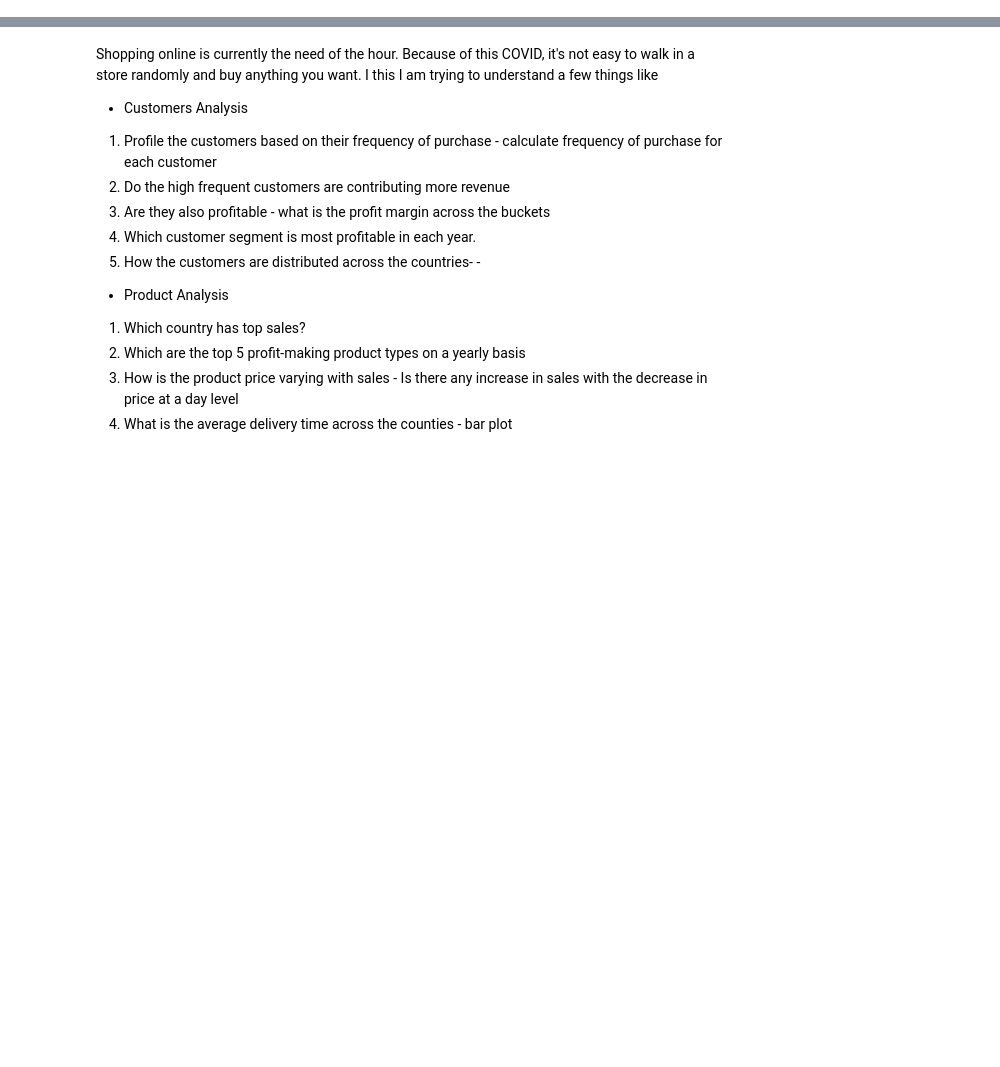
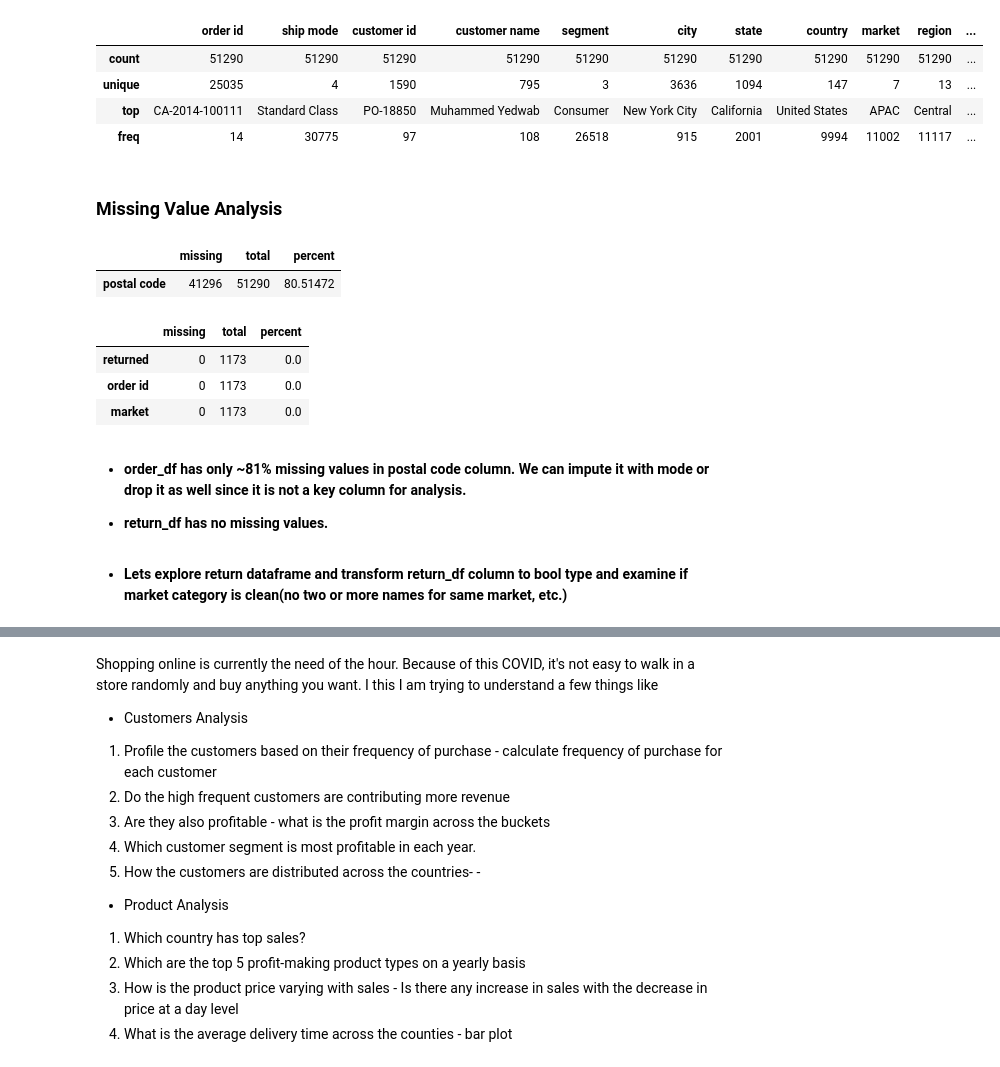
Before and after one commit to annugit1655/Global-Superstore-Project, a Jupyter notebook: notebooks/order-return-customer-product-analysis.ipynb, the cells around one changed output, grey strips where cells are left out. Cells and saved outputs as stored; diff of their text form; code cells hidden in the pictures; blank space fills up the shorter version.

```diff
--- a/notebooks/order-return-customer-product-analysis.ipynb
+++ b/notebooks/order-return-customer-product-analysis.ipynb
@@ -0,0 +250,29 @@
+# %%
+order_df.describe(include='object')
+# %% [output]
+|  | order id | ship mode | customer id | customer name | segment | city | state | country | market | region | ... |
+| count | 51290 | 51290 | 51290 | 51290 | 51290 | 51290 | 51290 | 51290 | 51290 | 51290 | ... |
+| unique | 25035 | 4 | 1590 | 795 | 3 | 3636 | 1094 | 147 | 7 | 13 | ... |
+| top | CA-2014-100111 | Standard Class | PO-18850 | Muhammed Yedwab | Consumer | New York City | California | United States | APAC | Central | ... |
+| freq | 14 | 30775 | 97 | 108 | 26518 | 915 | 2001 | 9994 | 11002 | 11117 | ... |
+# %% [markdown]
+### **Missing Value Analysis**
+# %%
+missing_df = order_df.stb.missing()
+missing_df[missing_df['missing']!=0]
+# %% [output]
+|  | missing | total | percent |
+| postal code | 41296 | 51290 | 80.51472 |
+# %%
+return_df.stb.missing()
+# %% [output]
+|  | missing | total | percent |
+| returned | 0 | 1173 | 0.0 |
+| order id | 0 | 1173 | 0.0 |
+| market | 0 | 1173 | 0.0 |
+# %% [markdown]
+- **order_df has only ~81% missing values in postal code column. We can impute it with mode or drop it as well since it is not a key column for analysis.**
+
+- **return_df has no missing values.**
+# %% [markdown]
+- **Lets explore return dataframe and transform return_df column to bool type and examine if market category is clean(no two or more names for same market, etc.)**
```
Also changed, not shown: parts of 25 cells of this notebook.
